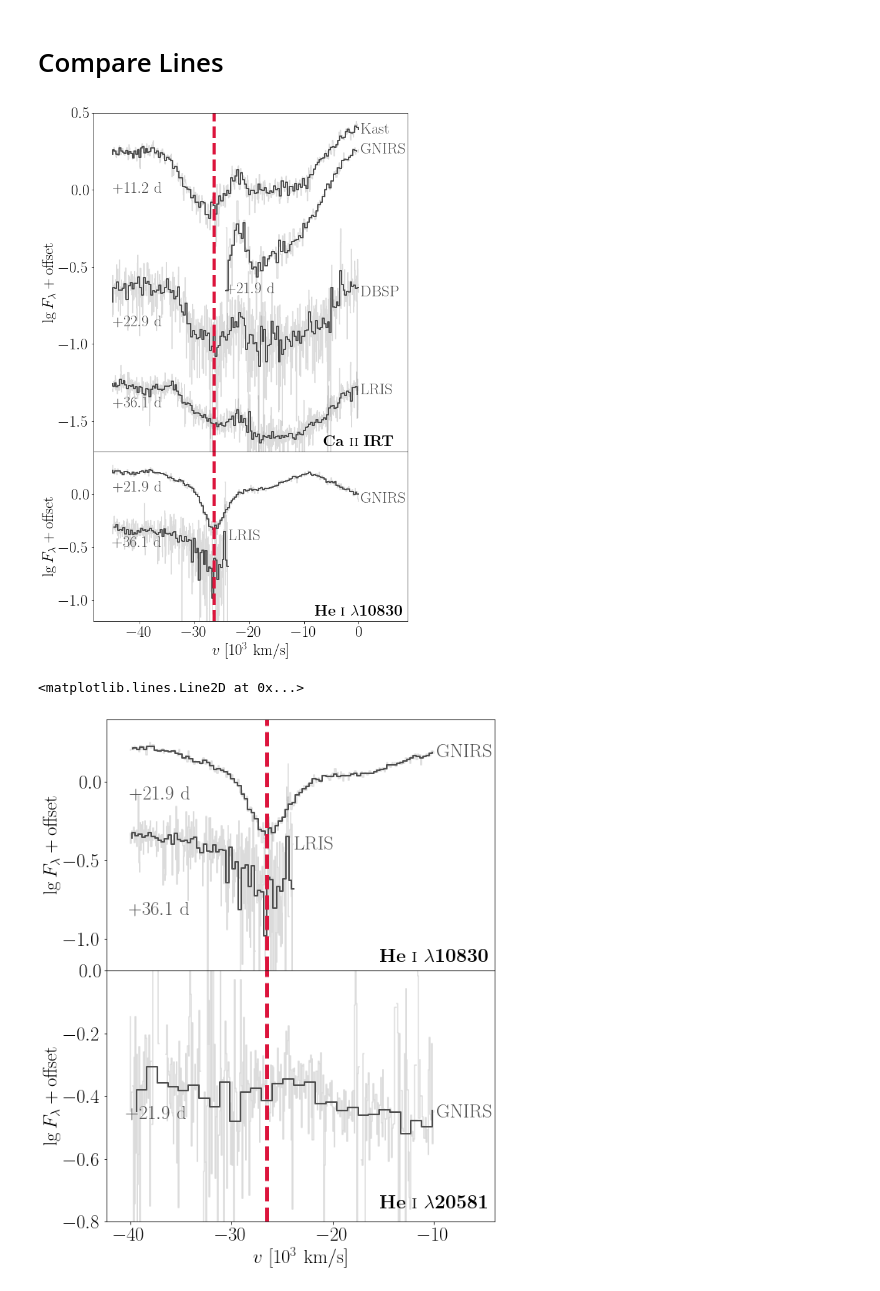
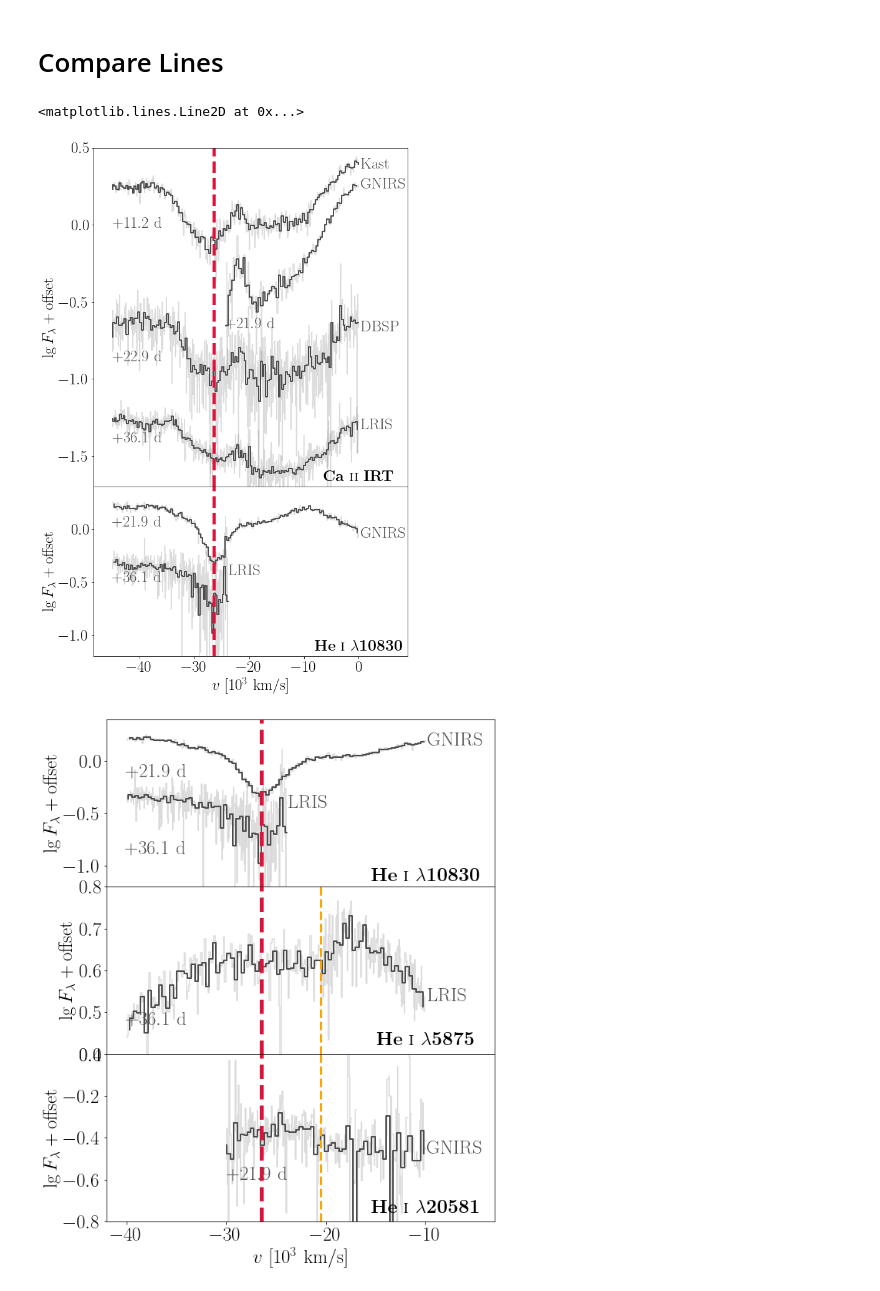
Before and after one commit to slowdivePTG/SN2020jgb, a Jupyter notebook: rv/SN2020jgb/CaII_HeI_hvf.ipynb, the cells around one changed output. Drawn from its saved outputs; the diff is of its cells as text; code cells hidden in the pictures.

Commit message:
Re-reduce GNIRS

```diff
--- a/rv/SN2020jgb/CaII_HeI_hvf.ipynb
+++ b/rv/SN2020jgb/CaII_HeI_hvf.ipynb
@@ -35,9 +35,11 @@ color_map = {
 # %%
 import glob
 
-spec_files = glob.glob('../../spectroscopy/ZTF20aayhacx*ascii')
-spec_files.sort()
-spec_He_files = [s for s in spec_files if (('Keck' in s) or ('GNIRS' in s))]
+spec_files_0 = glob.glob('../../spectroscopy/ZTF20aayhacx*ascii')
+spec_files_0.sort()
+spec_files = [s for s in spec_files_0 if not ('GNIRS_v' in s)]
+spec_He_files = [s for s in spec_files_0 if (('Keck' in s) or ('GNIRS.' in s))]
+spec_He_files_coadd_v = [s for s in spec_files_0 if ('GNIRS_v' in s)]
 # %%
 spec_files
 # %% [output]
@@ -107,7 +109,10 @@ def compare_lines(spec_files,
             year_obs = spec[pos_dat:pos_dat + 4]
             mon_obs = spec[pos_dat + 4:pos_dat + 6]
             date_obs = spec[pos_dat + 6:pos_dat + 8]
-            mjd_obs = Time('{}-{}-{}'.format(year_obs, mon_obs, date_obs)).mjd
+            try:
+                mjd_obs = Time('{}-{}-{}'.format(year_obs, mon_obs, date_obs)).mjd
+            except:
+                print()
         phase = (mjd_obs - t_max_mjd) / (1 + z)
         if (phase < phase_min) or (phase > phase_max):
             continue
@@ -244,56 +249,86 @@ ax1.text(0, -1.15, r'$\mathbf{He\ \textsc{i}\ \lambda 10830}$', ha='center')
 ax0.axvline(-26.5, color='crimson', linestyle='--', linewidth=5)
 ax1.axvline(-26.5, color='crimson', linestyle='--', linewidth=5)
 
-plt.savefig('../../paper/figures/CaII_HeI_hvf.pdf', bbox_inches='tight')
+#plt.savefig('../../paper/figures/CaII_HeI_hvf.pdf', bbox_inches='tight')
 # %% [output]
+<matplotlib.lines.Line2D at 0x...>
-[figure, old version]
+[figure, new version]
 # %%
 fig = plt.figure(figsize=(10, 12))
-gs = fig.add_gridspec(nrows=2,
+gs = fig.add_gridspec(nrows=3,
                       ncols=3,
                       left=0.05,
                       right=0.75,
                       hspace=0,
                       wspace=0.05)
-ax0 = fig.add_subplot(gs[:-1, :])
-ax1 = fig.add_subplot(gs[-1, :])
+ax0 = fig.add_subplot(gs[0, :])
+ax1 = fig.add_subplot(gs[2, :])
+ax2 = fig.add_subplot(gs[1, :])
+
+spec_files_byg = glob.glob('../../spectroscopy/ZTF18aaqeasu_20180603_Keck1_v1.ascii')
+
+HeI = 5875
+col_He = ['0.3']
+instru_He = [r'\mathrm{LRIS}']
+compare_lines([spec_He_files[1]],
+              ax2,
+              line=HeI,
+              vmax=-40000,
+              vmin=-10000,
+              phase_min=11,
+              phase_max=37,
+              norm_fac=1,
+              bin_size=300,
+              col=col_He,
+              instru=instru_He)
+ax2.set_ylim(0.4, 0.8)
+ax2.text(-10, 0.42, r'$\mathbf{He\ \textsc{i}\ \lambda 5875}$', ha='center')
+ax2.set_xticks([])
+ax2.set_xlabel('')
 
 HeI = 10830
-col_He = ['0.3', '0.3']
+col_He = ['0.3', '0.3', 'orange']
 instru_He = [r'\mathrm{GNIRS}', r'\mathrm{LRIS}']
 compare_lines(spec_He_files,
               ax0,
               line=HeI,
               vmax=-40000,
               vmin=-10000,
               phase_min=11,
               phase_max=37,
               norm_fac=1,
               bin_size=300,
               col=col_He,
               instru=instru_He)
 ax0.set_ylim(-1.2, 0.4)
 ax0.text(-10, -1.15, r'$\mathbf{He\ \textsc{i}\ \lambda 10830}$', ha='center')
+ax0.set_xticks([])
+ax0.set_xlabel('')
 
 HeI = 20581
 col_He = ['0.3']
 instru_He = [r'\mathrm{GNIRS}']
 compare_lines([spec_He_files[0]],
               ax1,
               line=HeI,
-              vmax=-40000,
+              vmax=-30000,
               vmin=-10000,
               phase_min=11,
               phase_max=37,
               norm_fac=.4,
-              bin_size=1000,
+              bin_size=300,
               col=col_He,
               instru=instru_He)
 ax1.set_ylim(-0.8, 0)
 ax1.text(-10, -0.76, r'$\mathbf{He\ \textsc{i}\ \lambda 20581}$', ha='center')
 
 ax0.axvline(-26.5, color='crimson', linestyle='--', linewidth=5)
 ax1.axvline(-26.5, color='crimson', linestyle='--', linewidth=5)
+ax2.axvline(-26.5, color='crimson', linestyle='--', linewidth=5)
+ax1.axvline(-20.5, color='orange', linestyle='--', linewidth=3)
+ax2.axvline(-20.5, color='orange', linestyle='--', linewidth=3)
+
+for a in [ax0, ax1, ax2]:
+    a.set_xlim(-42, -3)
 # %% [output]
-<matplotlib.lines.Line2D at 0x...>
-[figure, old version]
+[figure, new version]
```
Also changed, not shown: parts of 1 cell of this notebook, 11 other files.
